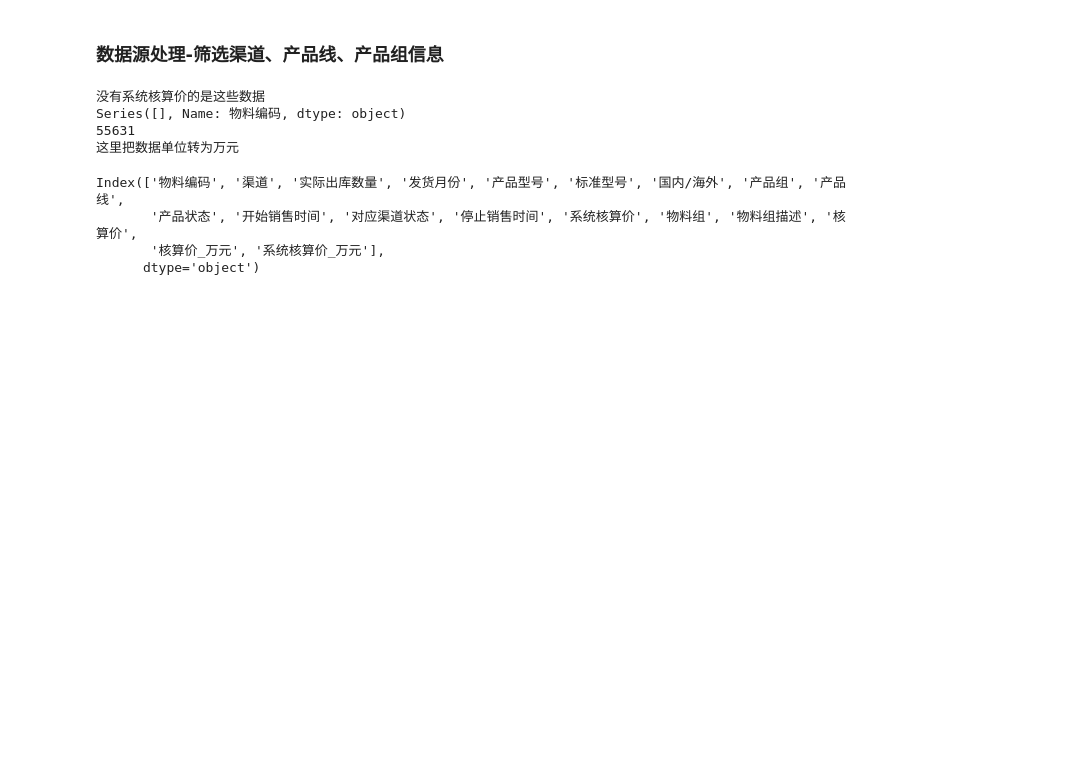
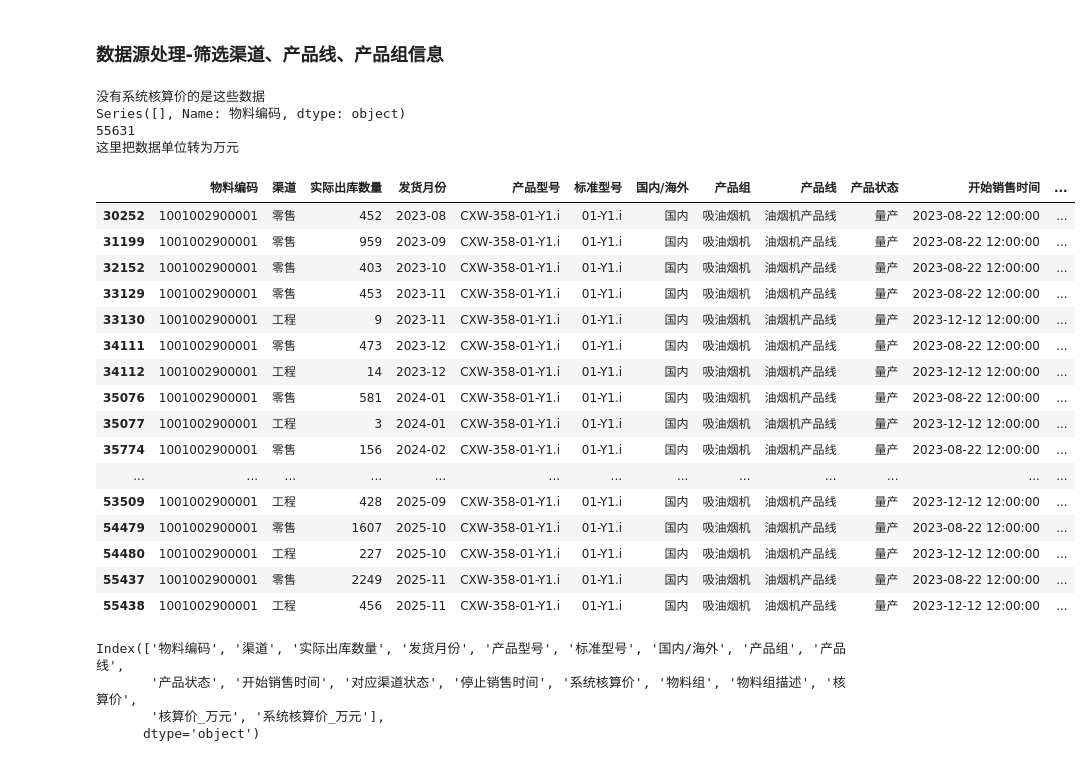
Before and after one commit to zb1005/python-tool, a Jupyter notebook: 零件报告/单型号贡献、低效、长尾/探索分析.ipynb, the cells around one changed output. Drawn from its saved outputs; the diff is of its cells as text; code cells hidden in the pictures; blank space fills up the shorter version.

```diff
--- a/零件报告/单型号贡献、低效、长尾/探索分析.ipynb
+++ b/零件报告/单型号贡献、低效、长尾/探索分析.ipynb
@@ -264,6 +281,26 @@ df1['系统核算价_万元'] = (pd.to_numeric(df1['系统核算价'])/10000).ro
 Series([], Name: 物料编码, dtype: object)
 55631
 这里把数据单位转为万元
+# %%
+df1[df1['物料编码']=='1001002900001']
+# %% [output]
+|  | 物料编码 | 渠道 | 实际出库数量 | 发货月份 | 产品型号 | 标准型号 | 国内/海外 | 产品组 | 产品线 | 产品状态 | 开始销售时间 | ... |
+| 30252 | 1001002900001 | 零售 | 452 | 2023-08 | CXW-358-01-Y1.i | 01-Y1.i | 国内 | 吸油烟机 | 油烟机产品线 | 量产 | 2023-08-22 12:00:00 | ... |
+| 31199 | 1001002900001 | 零售 | 959 | 2023-09 | CXW-358-01-Y1.i | 01-Y1.i | 国内 | 吸油烟机 | 油烟机产品线 | 量产 | 2023-08-22 12:00:00 | ... |
+| 32152 | 1001002900001 | 零售 | 403 | 2023-10 | CXW-358-01-Y1.i | 01-Y1.i | 国内 | 吸油烟机 | 油烟机产品线 | 量产 | 2023-08-22 12:00:00 | ... |
+| 33129 | 1001002900001 | 零售 | 453 | 2023-11 | CXW-358-01-Y1.i | 01-Y1.i | 国内 | 吸油烟机 | 油烟机产品线 | 量产 | 2023-08-22 12:00:00 | ... |
+| 33130 | 1001002900001 | 工程 | 9 | 2023-11 | CXW-358-01-Y1.i | 01-Y1.i | 国内 | 吸油烟机 | 油烟机产品线 | 量产 | 2023-12-12 12:00:00 | ... |
+| 34111 | 1001002900001 | 零售 | 473 | 2023-12 | CXW-358-01-Y1.i | 01-Y1.i | 国内 | 吸油烟机 | 油烟机产品线 | 量产 | 2023-08-22 12:00:00 | ... |
+| 34112 | 1001002900001 | 工程 | 14 | 2023-12 | CXW-358-01-Y1.i | 01-Y1.i | 国内 | 吸油烟机 | 油烟机产品线 | 量产 | 2023-12-12 12:00:00 | ... |
+| 35076 | 1001002900001 | 零售 | 581 | 2024-01 | CXW-358-01-Y1.i | 01-Y1.i | 国内 | 吸油烟机 | 油烟机产品线 | 量产 | 2023-08-22 12:00:00 | ... |
+| 35077 | 1001002900001 | 工程 | 3 | 2024-01 | CXW-358-01-Y1.i | 01-Y1.i | 国内 | 吸油烟机 | 油烟机产品线 | 量产 | 2023-12-12 12:00:00 | ... |
+| 35774 | 1001002900001 | 零售 | 156 | 2024-02 | CXW-358-01-Y1.i | 01-Y1.i | 国内 | 吸油烟机 | 油烟机产品线 | 量产 | 2023-08-22 12:00:00 | ... |
+| ... | ... | ... | ... | ... | ... | ... | ... | ... | ... | ... | ... | ... |
+| 53509 | 1001002900001 | 工程 | 428 | 2025-09 | CXW-358-01-Y1.i | 01-Y1.i | 国内 | 吸油烟机 | 油烟机产品线 | 量产 | 2023-12-12 12:00:00 | ... |
+| 54479 | 1001002900001 | 零售 | 1607 | 2025-10 | CXW-358-01-Y1.i | 01-Y1.i | 国内 | 吸油烟机 | 油烟机产品线 | 量产 | 2023-08-22 12:00:00 | ... |
+| 54480 | 1001002900001 | 工程 | 227 | 2025-10 | CXW-358-01-Y1.i | 01-Y1.i | 国内 | 吸油烟机 | 油烟机产品线 | 量产 | 2023-12-12 12:00:00 | ... |
+| 55437 | 1001002900001 | 零售 | 2249 | 2025-11 | CXW-358-01-Y1.i | 01-Y1.i | 国内 | 吸油烟机 | 油烟机产品线 | 量产 | 2023-08-22 12:00:00 | ... |
+| 55438 | 1001002900001 | 工程 | 456 | 2025-11 | CXW-358-01-Y1.i | 01-Y1.i | 国内 | 吸油烟机 | 油烟机产品线 | 量产 | 2023-12-12 12:00:00 | ... |
 # %%
 df1.head()
 df1.columns
```
Also changed, not shown: parts of 2 cells of this notebook, 4 other files.
